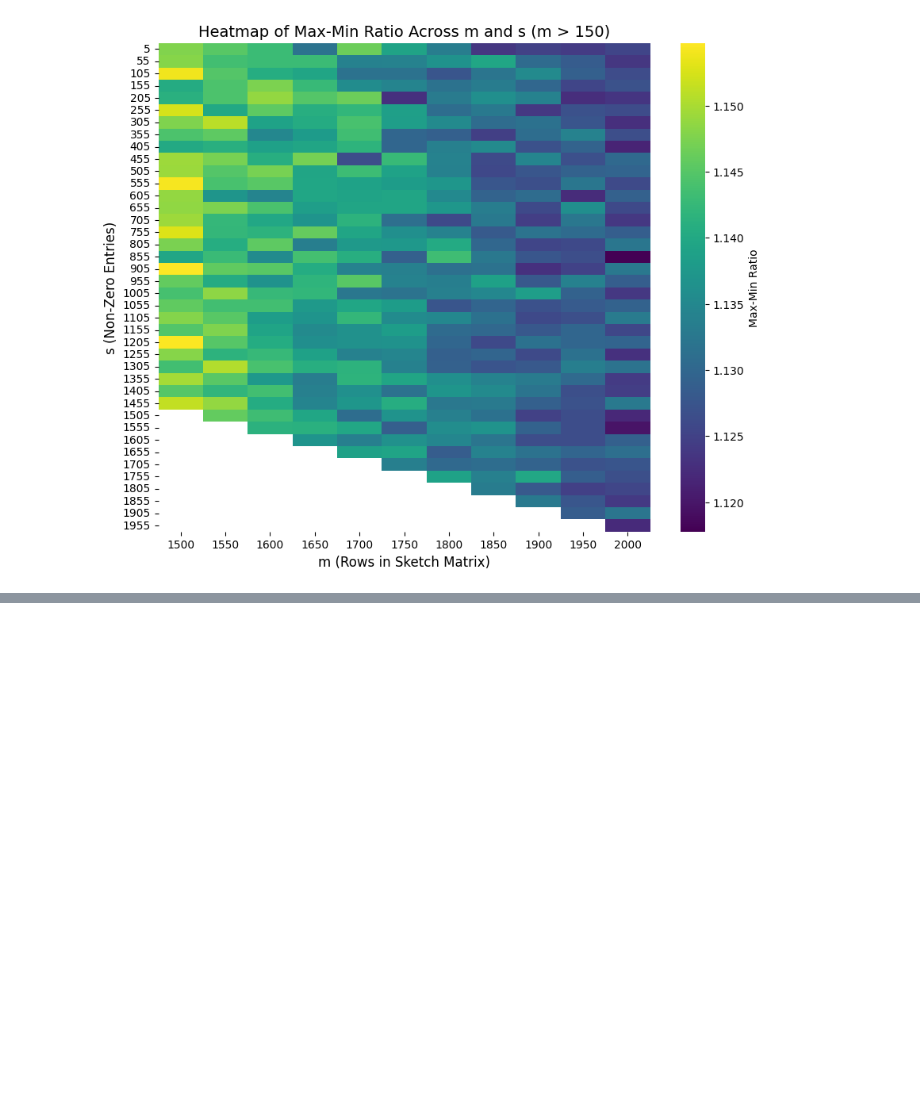
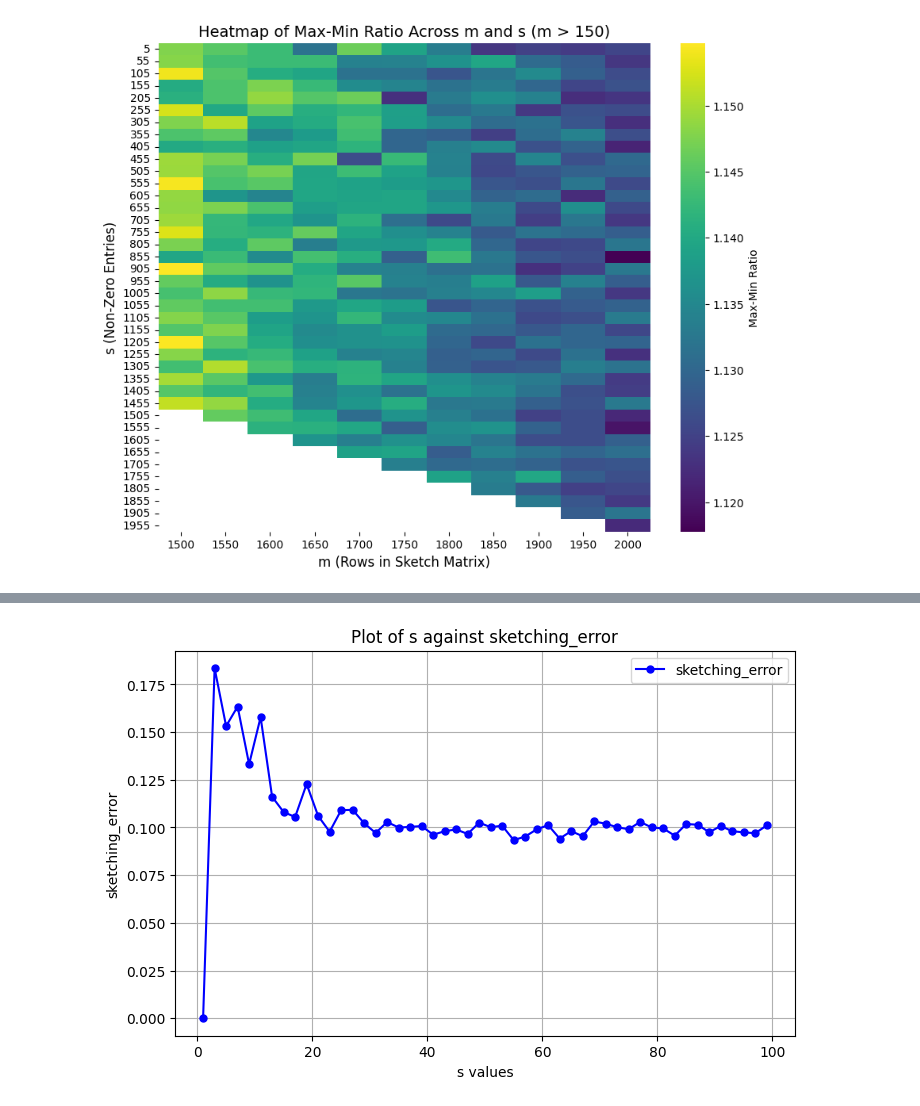
Before and after one commit to LakBoonJun1/DSA4288, a Jupyter notebook: Notebook/implementation.ipynb, the cells around one changed output, grey strips where cells are left out. Saved outputs shown, nothing was run; the diff lists cells and outputs as text; code cells hidden in the pictures; blank space fills up the shorter version.

```diff
--- a/Notebook/implementation.ipynb
+++ b/Notebook/implementation.ipynb
@@ -497,0 +612,4 @@ plt.show()
+# %%
+temp_df['min_svd_error'] = abs(1 - temp_df["min_svd_list"])
+temp_df["max_svd_error"] = abs(1 - temp_df["max_svd_list"])
+temp_df
@@ -497,0 +634,3 @@ plt.show()
+# %%
+temp_df['sketching_error'] = temp_df[["min_svd_error", "max_svd_error"]].max(axis=1)
+temp_df.head()
@@ -497,0 +644,15 @@ plt.show()
+# %%
+plt.figure(figsize=(8, 5))
+plt.plot(temp_df["s"], temp_df["sketching_error"], marker='o', linestyle='-', color='b', markersize=5, label='sketching_error')
+
+# Labels and title
+plt.xlabel("s values")
+plt.ylabel("sketching_error")
+plt.title("Plot of s against sketching_error")
+plt.legend()
+plt.grid(True)
+
+# Show plot
+plt.show()
+# %% [output]
+[figure, added]
```
Also changed, not shown: parts of 31 cells of this notebook.
